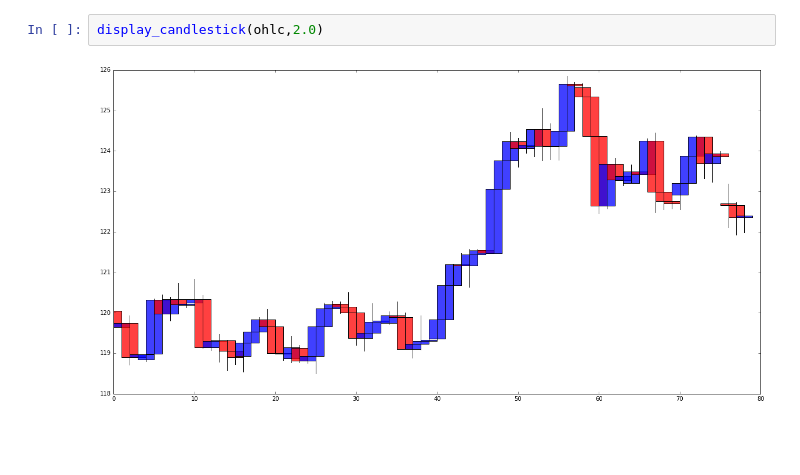
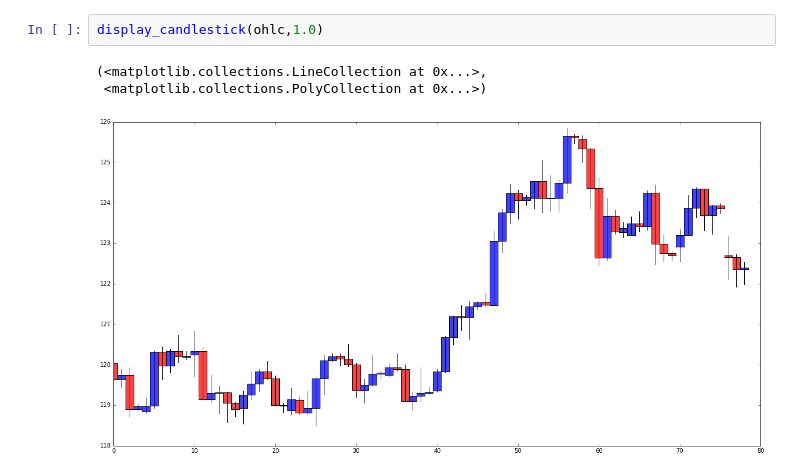
Before and after one commit to Tdual/fx, a Jupyter notebook: ohlc.ipynb, the cells around one changed output. Cells and saved outputs as stored; diff of their text form; blank space fills up the shorter version.

```diff
--- a/ohlc.ipynb
+++ b/ohlc.ipynb
@@ -108,8 +28,10 @@ display_chart(ohlc)
 [figure]
 # %%
-display_candlestick(ohlc,2.0)
+display_candlestick(ohlc,1.0)
 # %% [output]
+(<matplotlib.collections.LineCollection at 0x...>,
+ <matplotlib.collections.PolyCollection at 0x...>)
-[figure, old version]
+[figure, new version]
 # %%
 bb = get_bb(ohlc,20)
 display_chart(bb)
```
Also changed, not shown: parts of 10 cells of this notebook, 2 other files.
